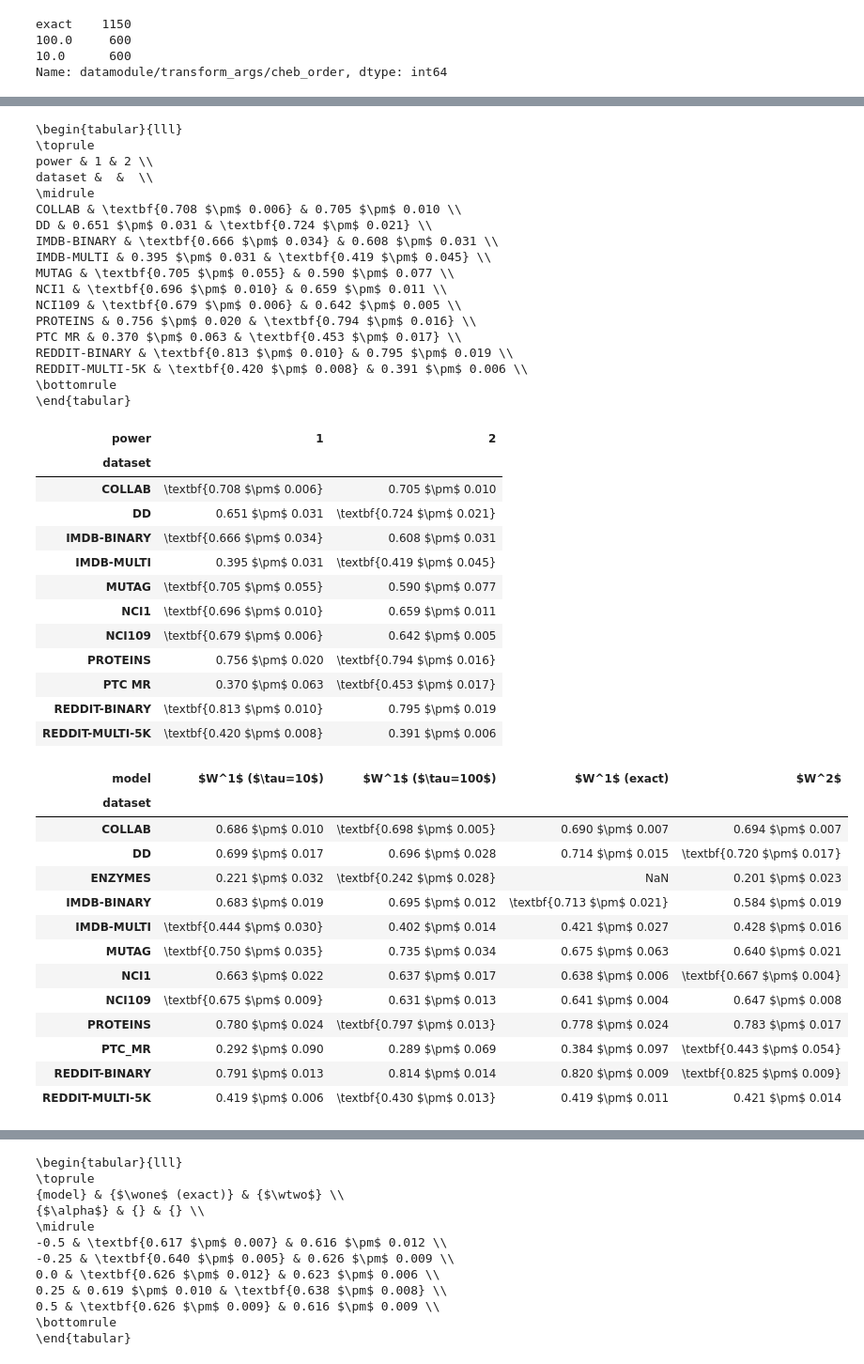
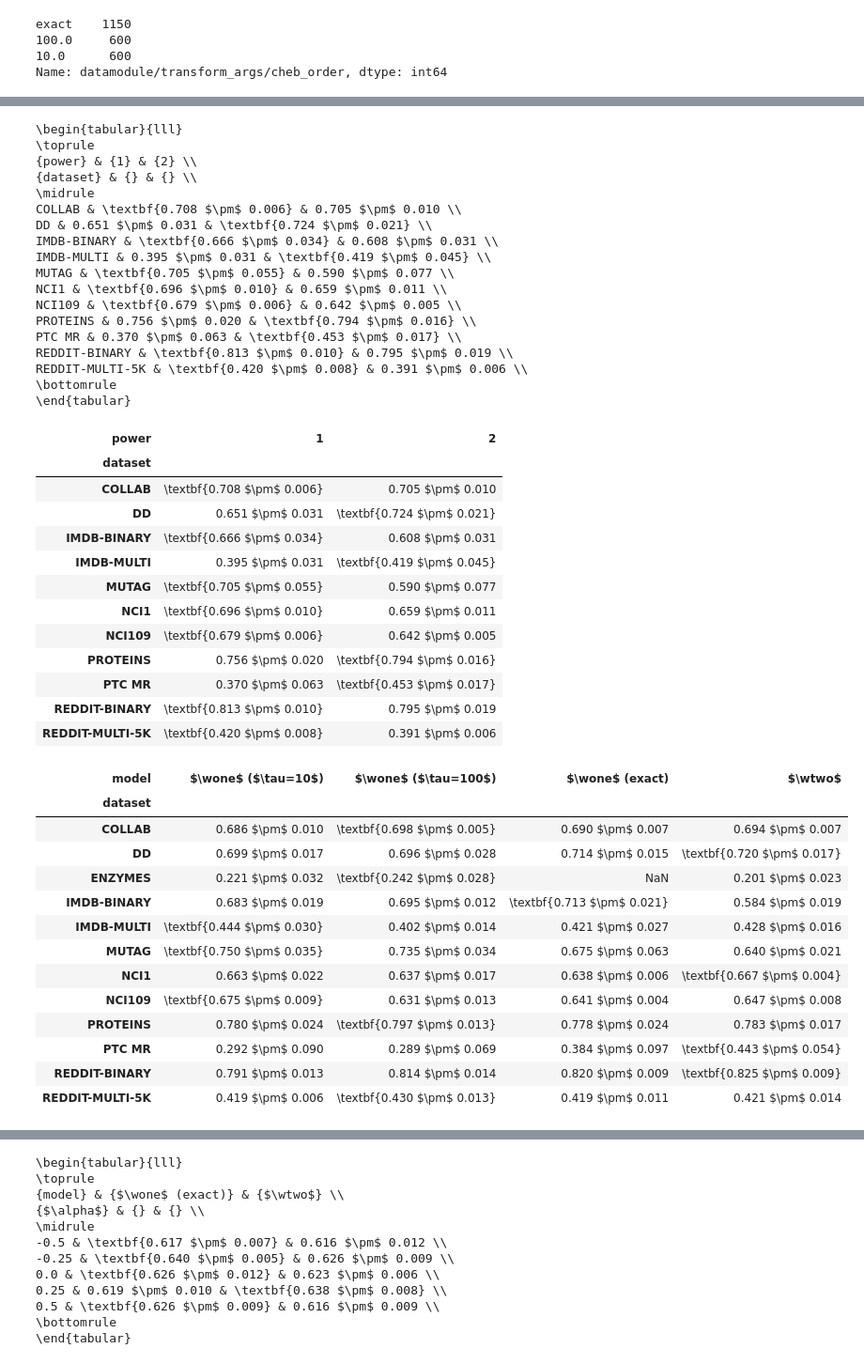
Before and after one commit to atong01/trainable_symmetry, a Jupyter notebook: notebooks/results_eval.ipynb, the cells around one changed output, grey strips where cells are left out. Shown at 94% size. Cells and saved outputs as stored; diff of their text form; code cells hidden in the pictures.

```diff
--- a/notebooks/results_eval.ipynb
+++ b/notebooks/results_eval.ipynb
@@ -19,7 +19,9 @@ df2 = pd.read_csv("wandb_export_2022-09-13T14_36_54.025-04_00.csv")
 # %%
 df = pd.concat([df, df2]).reset_index(drop=True)
 # -1 implies no chebyshev
-df["datamodule/transform_args/cheb_order"] = df["datamodule/transform_args/cheb_order"].fillna("exact")
+df["datamodule/transform_args/cheb_order"] = df["datamodule/transform_args/cheb_order"].fillna(
+    "exact"
+)
 # %%
 df["datamodule/transform_args/power"] = df["datamodule/transform_args/power"].fillna(2)
 # %%
@@ -37,13 +39,19 @@ def get_model(x):
         return r"$\wone$ (exact)"
     else:
         return r"$\wone$ ($\tau=%d$)" % (int(tau))
-clean_df = df.rename(columns={"datamodule/transform_args/alpha": r"$\alpha$",
-                              "datamodule/transform_args/power": "power",
-                              "datamodule/dataset": "dataset","test/acc": "acc",
-                              "datamodule/transform_args/cheb_order": r"$\tau$",
-                             })
+
+
+clean_df = df.rename(
+    columns={
+        "datamodule/transform_args/alpha": r"$\alpha$",
+        "datamodule/transform_args/power": "power",
+        "datamodule/dataset": "dataset",
+        "test/acc": "acc",
+        "datamodule/transform_args/cheb_order": r"$\tau$",
+    }
+)
 clean_df["power"] = clean_df["power"].astype(int)
-clean_df[r"$\alpha$"] = clean_df[r"$\alpha$"].round(2) #apply(lambda x: f"{x:0.2}")
+clean_df[r"$\alpha$"] = clean_df[r"$\alpha$"].round(2)  # apply(lambda x: f"{x:0.2}")
 clean_df = clean_df.replace("PTC_MR", "PTC MR")
 clean_df["model"] = clean_df[["power", r"$\tau$"]].apply(get_model, axis=1)
 clean_df
@@ -70,12 +78,18 @@ def process_line(means, highlight, highlight_index, highlight_max):
             tops = set(means.groupby(highlight_index).idxmin())
     else:
         tops = set()
+
     def process_line(x):
         if x.name in tops:
             return rf"\textbf{{{x['mean']:0.3f} $\pm$ {x['std']:0.3f}}}"
         return rf"{x['mean']:0.3f} $\pm$ {x['std']:0.3f}"
+
     return process_line
-def mean_pm_std(data, index, columns, value, highlight=True, highlight_cols=True, highlight_max=True):
+
+
+def mean_pm_std(
+    data, index, columns, value, highlight=True, highlight_cols=True, highlight_max=True
+):
     assert len(data) > 0
     groupby = data.groupby([*index, *columns])
     means = groupby.mean()[value].rename("mean")
@@ -86,9 +100,11 @@ def mean_pm_std(data, index, columns, value, highlight=True, highlight_cols=True
     ddf = ddf.reset_index().pivot(index=index, columns=columns)
     ddf.columns = ddf.columns.droplevel(level=0)
     return ddf
-    #for i in range(len(means)):
-        #means.iloc[i,:]
-#mean_pm_std(df[df["datamodule/transform_args/power"] == 1].groupby(["datamodule/transform_args/alpha", "datamodule/dataset"]))
+    # for i in range(len(means)):
+    # means.iloc[i,:]
+
+
+# mean_pm_std(df[df["datamodule/transform_args/power"] == 1].groupby(["datamodule/transform_args/alpha", "datamodule/dataset"]))
 # %%
 def rename(x):
     # print(x)
@@ -208,16 +232,27 @@ REDDIT-MULTI-5K & 0.403 $\pm$ 0.007 & 0.410 $\pm$ 0.016 & 0.419 $\pm$ 0.011 & 0.
 | REDDIT-BINARY | 0.789 $\pm$ 0.014 | 0.808 $\pm$ 0.017 | 0.820 $\pm$ 0.009 | \textbf{0.842 $\pm$ 0.014} | 0.813 $\pm$ 0.010 | 0.814 $\pm$ 0.011 | 0.841 $\pm$ 0.007 | 0.825 $\pm$ 0.009 | 0.822 $\pm$ 0.013 | 0.795 $\pm$ 0.019 |
 | REDDIT-MULTI-5K | 0.403 $\pm$ 0.007 | 0.410 $\pm$ 0.016 | 0.419 $\pm$ 0.011 | 0.433 $\pm$ 0.018 | 0.420 $\pm$ 0.008 | 0.416 $\pm$ 0.007 | \textbf{0.435 $\pm$ 0.009} | 0.421 $\pm$ 0.014 | 0.398 $\pm$ 0.010 | 0.391 $\pm$ 0.006 |
 # %%
-results = mean_pm_std(clean_df[((clean_df[r"$\tau$"] == "exact" ) | (clean_df["power"] == 2)) & (clean_df[r"$\alpha$"] == 0.5) & (clean_df["dataset"] != "ENZYMES")],
-                      index=["power"],
-                      columns=["dataset"], value="acc").T
-print(results.style.to_latex(hrules=True, ))
+results = mean_pm_std(
+    clean_df[
+        ((clean_df[r"$\tau$"] == "exact") | (clean_df["power"] == 2))
+        & (clean_df[r"$\alpha$"] == 0.5)
+        & (clean_df["dataset"] != "ENZYMES")
+    ],
+    index=["power"],
+    columns=["dataset"],
+    value="acc",
+).T
+print(
+    results.style.to_latex(
+        hrules=True,
+    )
+)
 results
 # %% [output]
 \begin{tabular}{lll}
 \toprule
-power & 1 & 2 \\
-dataset &  &  \\
+{power} & {1} & {2} \\
+{dataset} & {} & {} \\
 \midrule
 COLLAB & \textbf{0.708 $\pm$ 0.006} & 0.705 $\pm$ 0.010 \\
 DD & 0.651 $\pm$ 0.031 & \textbf{0.724 $\pm$ 0.021} \\
@@ -246,12 +281,12 @@ REDDIT-MULTI-5K & \textbf{0.420 $\pm$ 0.008} & 0.391 $\pm$ 0.006 \\
 | REDDIT-BINARY | \textbf{0.813 $\pm$ 0.010} | 0.795 $\pm$ 0.019 |
 | REDDIT-MULTI-5K | \textbf{0.420 $\pm$ 0.008} | 0.391 $\pm$ 0.006 |
 # %%
-results = mean_pm_std(clean_df[(clean_df[r"$\alpha$"] == 0)],
-                      index=["model"],
-                      columns=["dataset"], value="acc").T
+results = mean_pm_std(
+    clean_df[(clean_df[r"$\alpha$"] == 0)], index=["model"], columns=["dataset"], value="acc"
+).T
 results
 # %% [output]
-| model | $W^1$ ($\tau=10$) | $W^1$ ($\tau=100$) | $W^1$ (exact) | $W^2$ |
+| model | $\wone$ ($\tau=10$) | $\wone$ ($\tau=100$) | $\wone$ (exact) | $\wtwo$ |
 | dataset |  |  |  |  |
 | COLLAB | 0.686 $\pm$ 0.010 | \textbf{0.698 $\pm$ 0.005} | 0.690 $\pm$ 0.007 | 0.694 $\pm$ 0.007 |
 | DD | 0.699 $\pm$ 0.017 | 0.696 $\pm$ 0.028 | 0.714 $\pm$ 0.015 | \textbf{0.720 $\pm$ 0.017} |
@@ -262,7 +297,7 @@ results
 | NCI1 | 0.663 $\pm$ 0.022 | 0.637 $\pm$ 0.017 | 0.638 $\pm$ 0.006 | \textbf{0.667 $\pm$ 0.004} |
 | NCI109 | \textbf{0.675 $\pm$ 0.009} | 0.631 $\pm$ 0.013 | 0.641 $\pm$ 0.004 | 0.647 $\pm$ 0.008 |
 | PROTEINS | 0.780 $\pm$ 0.024 | \textbf{0.797 $\pm$ 0.013} | 0.778 $\pm$ 0.024 | 0.783 $\pm$ 0.017 |
-| PTC_MR | 0.292 $\pm$ 0.090 | 0.289 $\pm$ 0.069 | 0.384 $\pm$ 0.097 | \textbf{0.443 $\pm$ 0.054} |
+| PTC MR | 0.292 $\pm$ 0.090 | 0.289 $\pm$ 0.069 | 0.384 $\pm$ 0.097 | \textbf{0.443 $\pm$ 0.054} |
 | REDDIT-BINARY | 0.791 $\pm$ 0.013 | 0.814 $\pm$ 0.014 | 0.820 $\pm$ 0.009 | \textbf{0.825 $\pm$ 0.009} |
 | REDDIT-MULTI-5K | 0.419 $\pm$ 0.006 | \textbf{0.430 $\pm$ 0.013} | 0.419 $\pm$ 0.011 | 0.421 $\pm$ 0.014 |
 # %%
```
Also changed, not shown: parts of 21 cells of this notebook, 6 other files.
